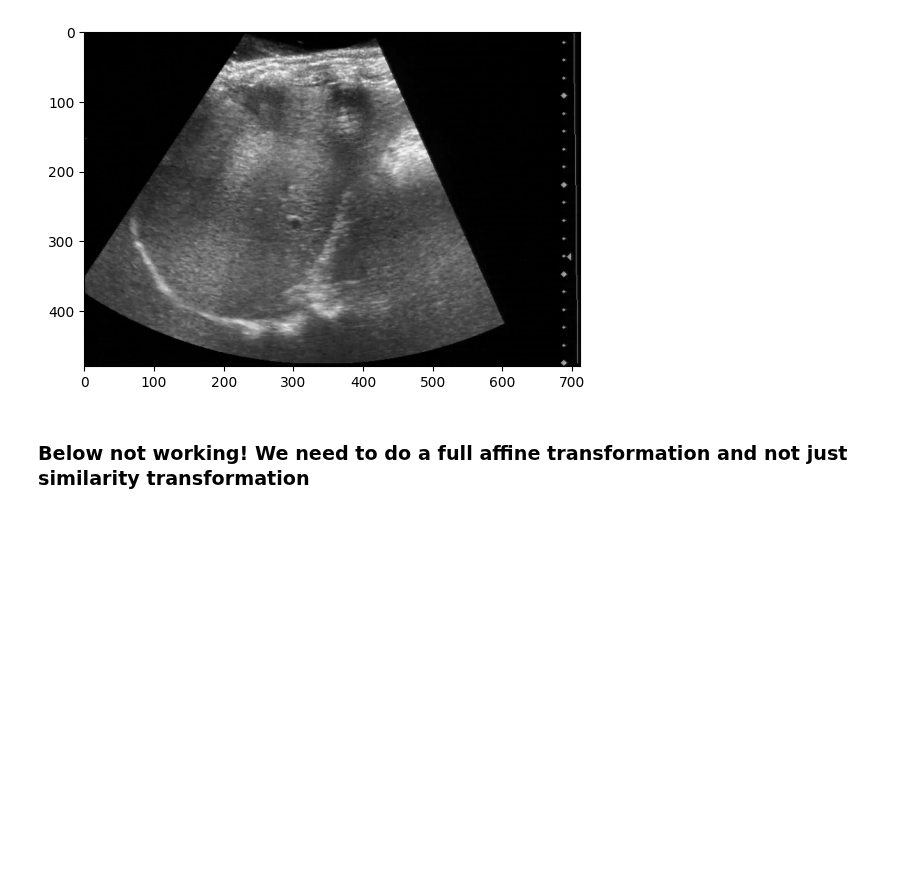
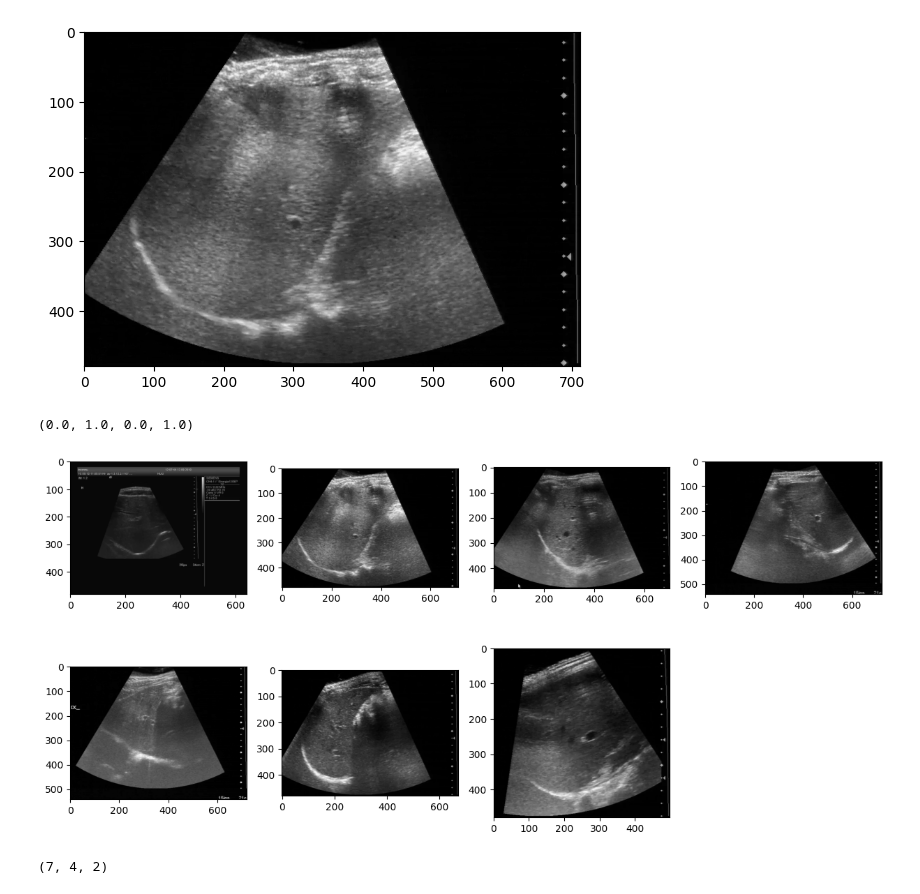
Before and after one commit to markusOlsen1/ModelBasedProject, a Jupyter notebook: main.ipynb, the cells around one changed output. Drawn from its saved outputs; the diff is of its cells as text; code cells hidden in the pictures; blank space fills up the shorter version.

```diff
--- a/main.ipynb
+++ b/main.ipynb
@@ -98 +71,11 @@ def simTrans(p,q):
+# %%
+# Plot first frames of all videos
+fig, ax = plt.subplots(2,4,figsize=(15,7))
+ax=ax.ravel()
+for idx,vid in enumerate(videosList):
+    ax[idx].imshow(vid[0],cmap='gray')
+ax[-1].axis('off')
+# %% [output]
+(0.0, 1.0, 0.0, 1.0)
+[figure, added]
 # %%
@@ -110,2 +97,5 @@ ptsArray = np.array(ptsList)
-# %% [markdown]
-### Below not working! We need to do a full affine transformation and not just similarity transformation
+# %%
+ptsArray = np.load('transPts.npz')["arr_0"]
+print(ptsArray.shape)
+# %% [output]
+(7, 4, 2)
```
Also changed, not shown: parts of 16 cells of this notebook, 1 other file.
